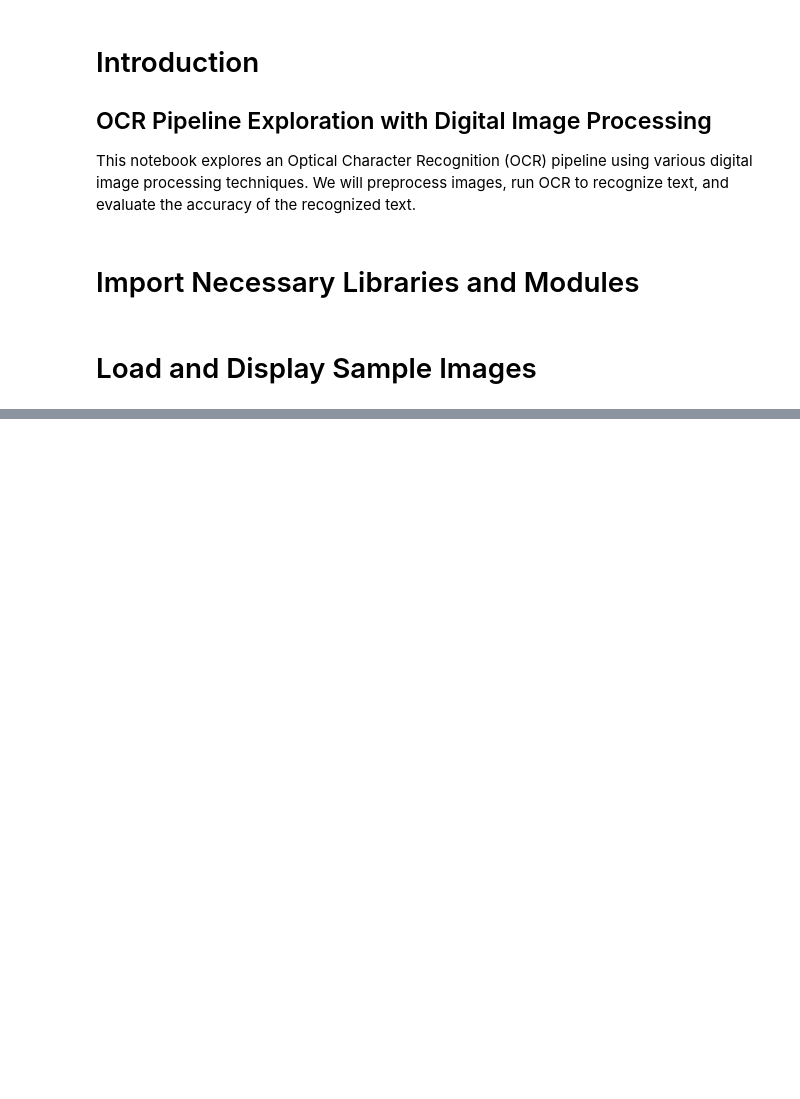
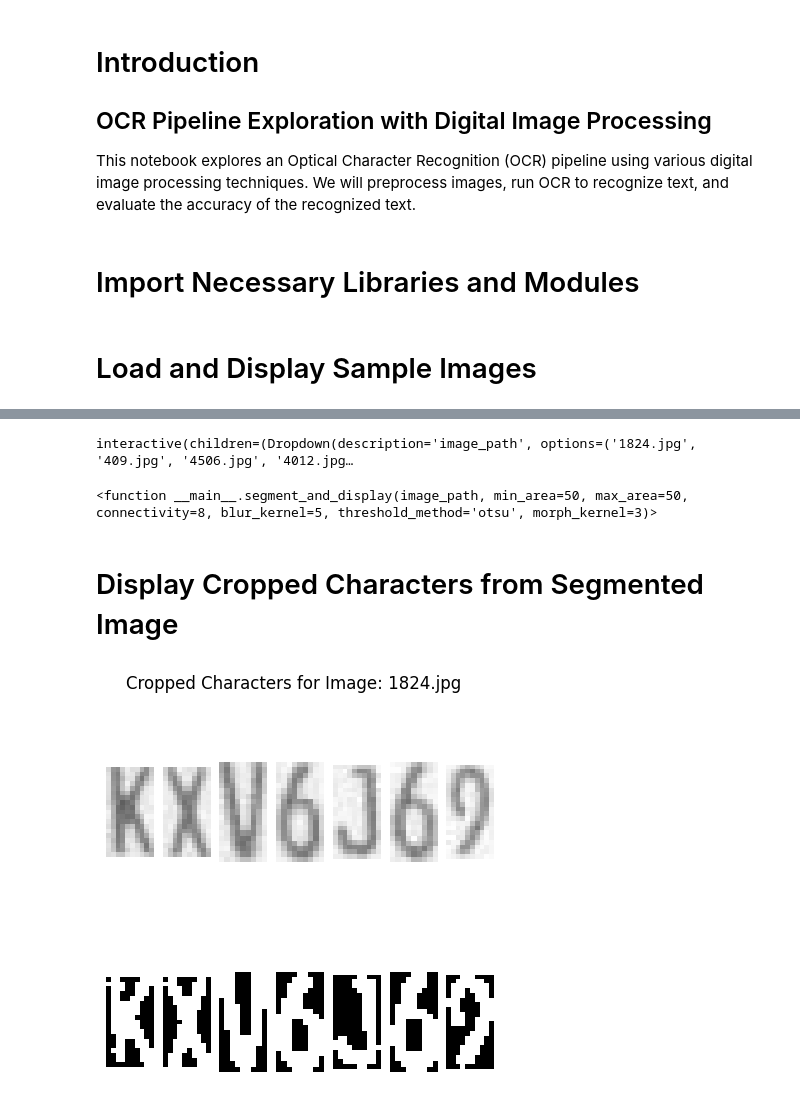
Before and after one commit to ma1kinho/estagio-pdi, a Jupyter notebook: part_1/notebooks/explore.ipynb, the cells around one changed output, grey strips where cells are left out. Drawn from its saved outputs; the diff is of its cells as text; code cells hidden in the pictures; blank space fills up the shorter version.

```diff
--- a/part_1/notebooks/explore.ipynb
+++ b/part_1/notebooks/explore.ipynb
@@ -92,0 +76,75 @@ Image: 838 -> Predicted Text: AA
+# %%
+def segment_and_display(image_path, min_area=50, max_area=50, connectivity=8, blur_kernel=5, threshold_method='otsu', morph_kernel=3):
+    image_path = Path(data_dir, image_path)
+    preprocessed_image = preprocess_image(Path(image_path), blur_kernel=blur_kernel, threshold_method=threshold_method, morph_kernel=morph_kernel)
+    bounding_boxes = segment_image(preprocessed_image, min_area=min_area, max_area=max_area, connectivity=connectivity)
+
+    plt.figure(figsize=(10, 5))
+    plt.imshow(preprocessed_image, cmap='gray')
+    for (x1, y1, x2, y2) in bounding_boxes:
+        plt.gca().add_patch(plt.Rectangle((x1, y1), x2 - x1, y2 - y1, edgecolor='red', facecolor='none'))
+    plt.title(f"Segmented Image: {image_path.name}")
+    plt.show()
+
+interact(segment_and_display,
+         image_path=sample_images,
+         min_area=(10, 200, 10),
+         max_area=(50, 500, 10),
+         connectivity=[4, 8],
+         blur_kernel=(1, 15, 2),
+         threshold_method=['otsu', 'adaptive'],
+         morph_kernel=(1, 15, 2))
+# %% [output]
+interactive(children=(Dropdown(description='image_path', options=('1824.jpg', '409.jpg', '4506.jpg', '4012.jpg…
+<function __main__.segment_and_display(image_path, min_area=50, max_area=50, connectivity=8, blur_kernel=5, threshold_method='otsu', morph_kernel=3)>
+# %% [markdown]
+# Display Cropped Characters from Segmented Image
+# %%
+def display_cropped_characters(image_path, blur_kernel=5, threshold_method='otsu', morph_kernel=3, min_area=50, max_area=200, connectivity=8):
+    """
+    Display the original image with bounding boxes and cropped characters for a given image path.
+
+    Args:
+        image_path (Path): Path to the image file to be processed.
+        min_area (int): Minimum area for connected components to consider.
+        connectivity (int): Connectivity for connected component analysis (4 or 8).
+    """
+    # Load and preprocess the image
+    image_path = Path(data_dir, image_path)
+    preprocessed_image = preprocess_image(image_path, blur_kernel=blur_kernel, threshold_method=threshold_method, morph_kernel=morph_kernel)
+
+    # Perform character segmentation
+    bounding_boxes = segment_image(preprocessed_image, min_area=min_area, max_area=max_area, connectivity=connectivity)
+
+    # Plot the original image with bounding boxes in the first row
+    fig, axs = plt.subplots(2, len(bounding_boxes), figsize=(5, 5))
+
+    for i, (x1, y1, x2, y2) in enumerate(bounding_boxes):
+        # Draw bounding boxes on the original preprocessed image
+        image = cv2.imread(str(image_path))
+        roi = image[y1:y2, x1:x2]
+        axs[0, i].imshow(roi, cmap='gray')
+        axs[0, i].axis('off')
+
+        # Plot each cropped character in the second row
+        roi = preprocessed_image[y1:y2, x1:x2]  # Extract the region of interest (ROI) for each character
+        axs[1, i].imshow(roi, cmap='gray')
+        axs[1, i].axis('off')
+
+    plt.suptitle(f"Cropped Characters for Image: {image_path.name}")
+    plt.show()
+
+
+# Example usage with specific parameters
+image_path = sample_images[0]  # Use the first sample image for demonstration
+display_cropped_characters(
+    image_path=image_path,
+    blur_kernel=5,
+    threshold_method='adaptive',
+    morph_kernel=1,
+    min_area=50,
+    max_area=200,
+    connectivity=8
+)
+# %% [output]
+[figure, added]
```
Also changed, not shown: parts of 9 cells of this notebook, 4 other files.
